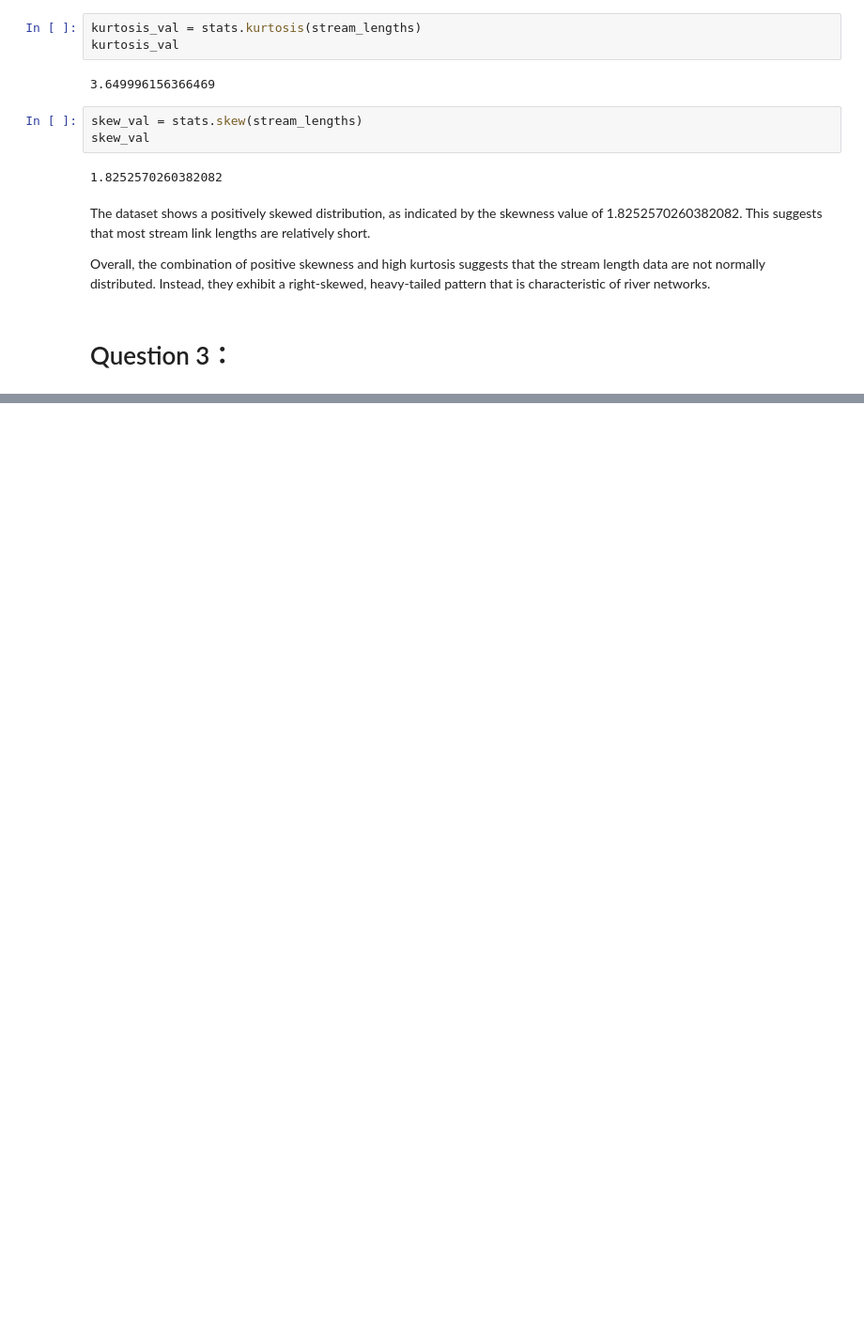
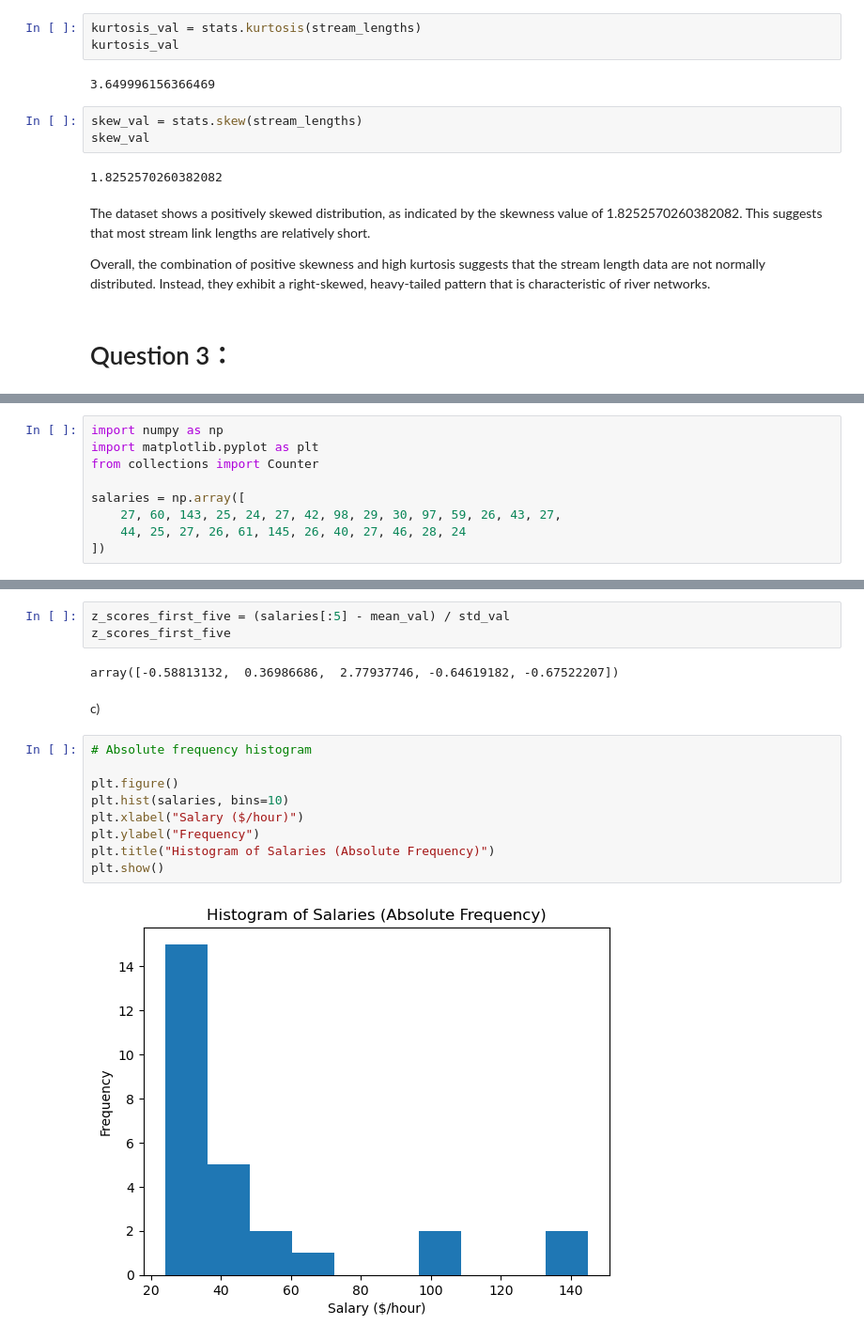
Before and after one commit to HOUPU1993/POI-study, a Jupyter notebook: HW1_houpu.ipynb, the cells around one changed output, grey strips where cells are left out. Shown at 94% size. Drawn from its saved outputs; the diff is of its cells as text; blank space fills up the shorter version.

```diff
--- a/HW1_houpu.ipynb
+++ b/HW1_houpu.ipynb
@@ -240,0 +424,9 @@ Overall, the combination of positive skewness and high kurtosis suggests that th
+# %%
+import numpy as np
+import matplotlib.pyplot as plt
+from collections import Counter
+
+salaries = np.array([
+    27, 60, 143, 25, 24, 27, 42, 98, 29, 30, 97, 59, 26, 43, 27,
+    44, 25, 27, 26, 61, 145, 26, 40, 27, 46, 28, 24
+])
@@ -240,0 +451,18 @@ Overall, the combination of positive skewness and high kurtosis suggests that th
+# %%
+z_scores_first_five = (salaries[:5] - mean_val) / std_val
+z_scores_first_five
+# %% [output]
+array([-0.58813132,  0.36986686,  2.77937746, -0.64619182, -0.67522207])
+# %% [markdown]
+c)
+# %%
+# Absolute frequency histogram
+
+plt.figure()
+plt.hist(salaries, bins=10)
+plt.xlabel("Salary ($/hour)")
+plt.ylabel("Frequency")
+plt.title("Histogram of Salaries (Absolute Frequency)")
+plt.show()
+# %% [output]
+[figure, added]
```
Also changed, not shown: parts of 33 cells of this notebook.
